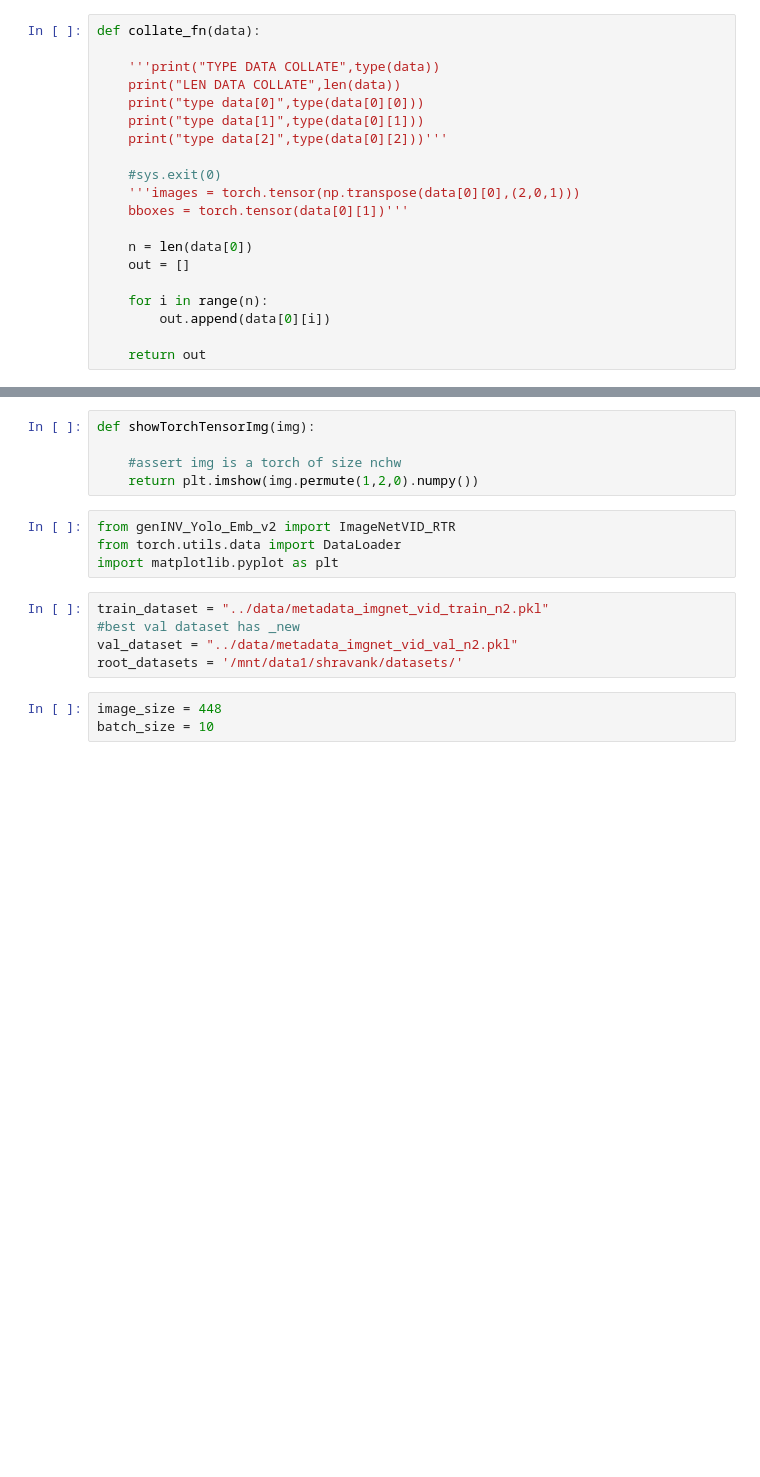
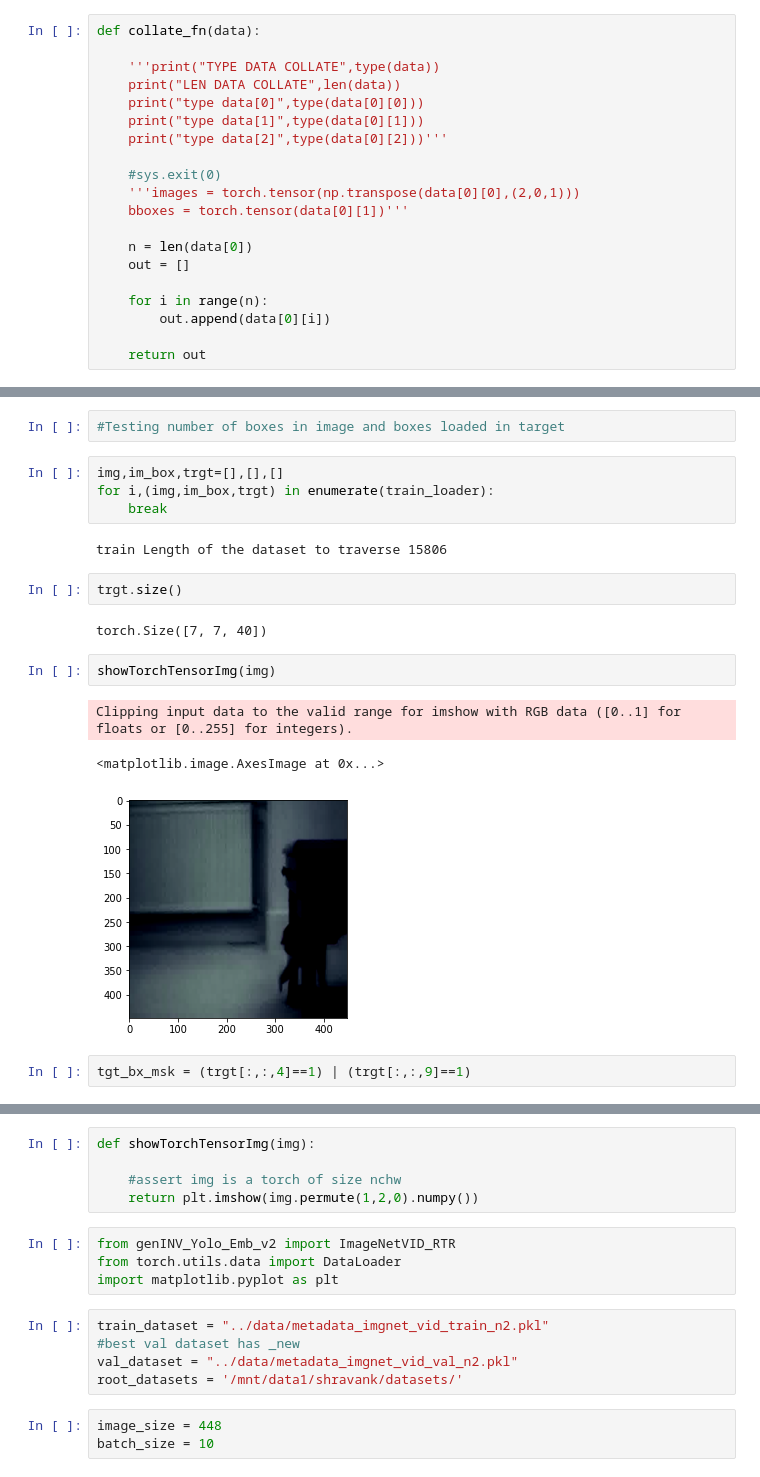
Before and after one commit to shravankale/locem, a Jupyter notebook: yolo_v1_pytorch/Untitled.ipynb, the cells around one changed output, grey strips where cells are left out. Saved outputs shown, nothing was run; the diff lists cells and outputs as text; blank space fills up the shorter version.

```diff
--- a/yolo_v1_pytorch/Untitled.ipynb
+++ b/yolo_v1_pytorch/Untitled.ipynb
@@ -104,0 +112,20 @@ plt.imshow(i1)
+# %%
+#Testing number of boxes in image and boxes loaded in target
+# %%
+img,im_box,trgt=[],[],[]
+for i,(img,im_box,trgt) in enumerate(train_loader):
+    break
+# %% [output]
+train Length of the dataset to traverse 15806
+# %%
+trgt.size()
+# %% [output]
+torch.Size([7, 7, 40])
+# %%
+showTorchTensorImg(img)
+# %% [output]
+Clipping input data to the valid range for imshow with RGB data ([0..1] for floats or [0..255] for integers).
+<matplotlib.image.AxesImage at 0x...>
+[figure, added]
+# %%
+tgt_bx_msk = (trgt[:,:,4]==1) | (trgt[:,:,9]==1)
```
Also changed, not shown: parts of 25 cells of this notebook, 7 other files.
